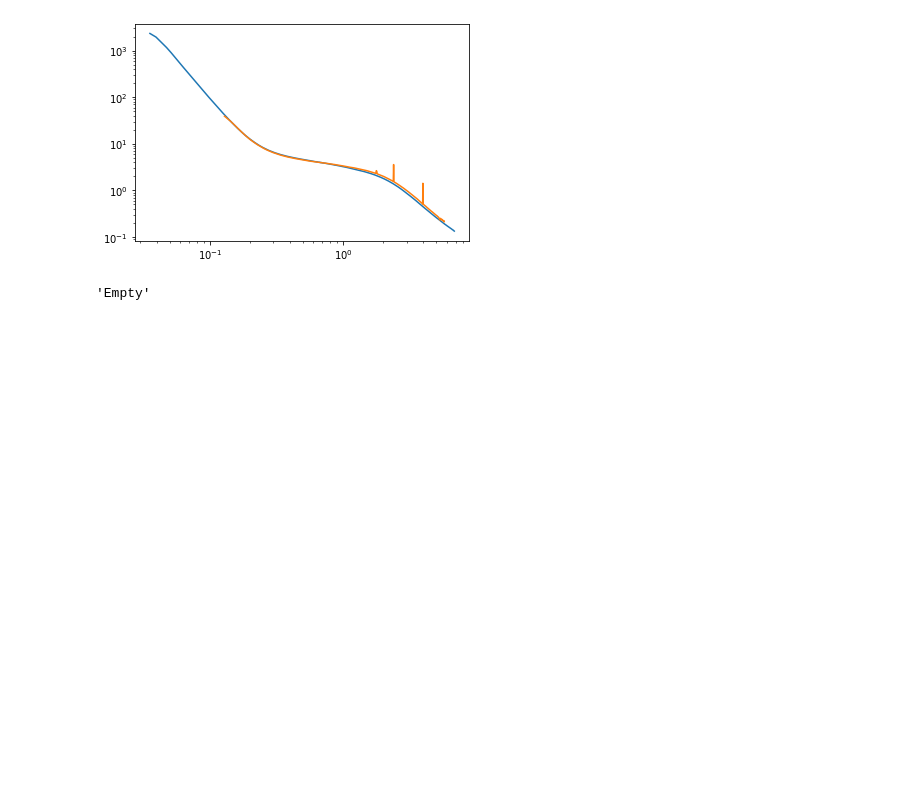
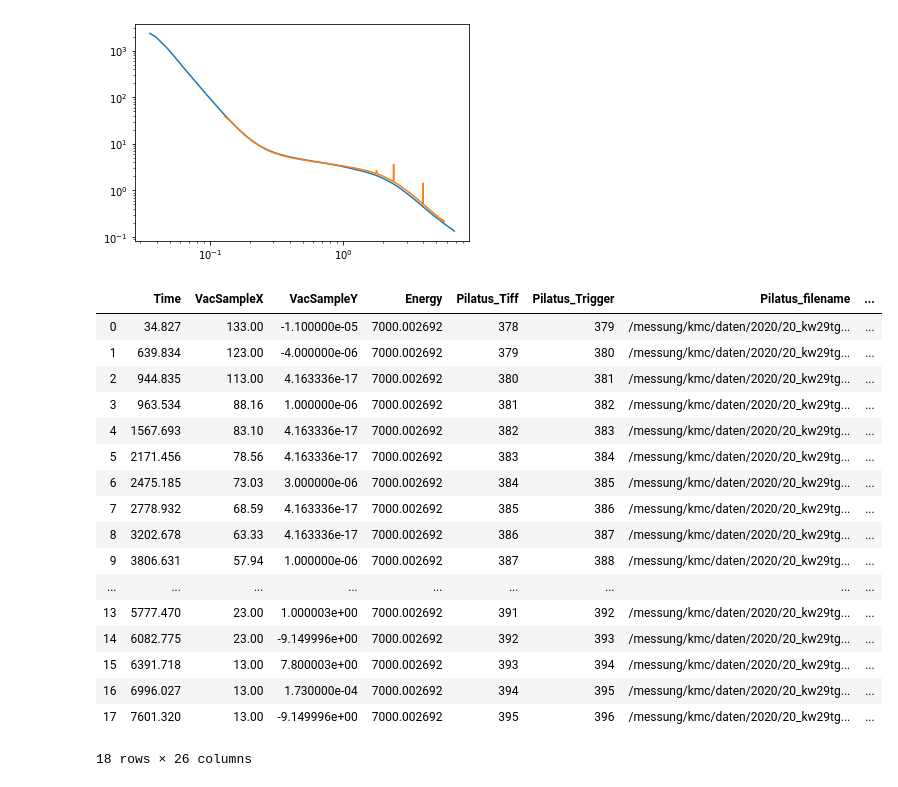
Before and after one commit to EikeGericke/pyASAXS, a Jupyter notebook: ASAXS_DataReduction.ipynb, the cells around one changed output. Drawn from its saved outputs; the diff is of its cells as text; code cells hidden in the pictures; blank space fills up the shorter version.

```diff
--- a/ASAXS_DataReduction.ipynb
+++ b/ASAXS_DataReduction.ipynb
@@ -414,7 +444,24 @@ ax.loglog()
 # %% [output]
 []
 [figure]
-# %%
-name
-# %% [output]
-'Empty'
+# %%
+metaFrame
+# %% [output]
+|  | Time | VacSampleX | VacSampleY | Energy | Pilatus_Tiff | Pilatus_Trigger | Pilatus_filename | ... |
+| 0 | 34.827 | 133.00 | -1.100000e-05 | 7000.002692 | 378 | 379 | /messung/kmc/daten/2020/20_kw29tg... | ... |
+| 1 | 639.834 | 123.00 | -4.000000e-06 | 7000.002692 | 379 | 380 | /messung/kmc/daten/2020/20_kw29tg... | ... |
+| 2 | 944.835 | 113.00 | 4.163336e-17 | 7000.002692 | 380 | 381 | /messung/kmc/daten/2020/20_kw29tg... | ... |
+| 3 | 963.534 | 88.16 | 1.000000e-06 | 7000.002692 | 381 | 382 | /messung/kmc/daten/2020/20_kw29tg... | ... |
+| 4 | 1567.693 | 83.10 | 4.163336e-17 | 7000.002692 | 382 | 383 | /messung/kmc/daten/2020/20_kw29tg... | ... |
+| 5 | 2171.456 | 78.56 | 4.163336e-17 | 7000.002692 | 383 | 384 | /messung/kmc/daten/2020/20_kw29tg... | ... |
+| 6 | 2475.185 | 73.03 | 3.000000e-06 | 7000.002692 | 384 | 385 | /messung/kmc/daten/2020/20_kw29tg... | ... |
+| 7 | 2778.932 | 68.59 | 4.163336e-17 | 7000.002692 | 385 | 386 | /messung/kmc/daten/2020/20_kw29tg... | ... |
+| 8 | 3202.678 | 63.33 | 4.163336e-17 | 7000.002692 | 386 | 387 | /messung/kmc/daten/2020/20_kw29tg... | ... |
+| 9 | 3806.631 | 57.94 | 1.000000e-06 | 7000.002692 | 387 | 388 | /messung/kmc/daten/2020/20_kw29tg... | ... |
+| ... | ... | ... | ... | ... | ... | ... | ... | ... |
+| 13 | 5777.470 | 23.00 | 1.000003e+00 | 7000.002692 | 391 | 392 | /messung/kmc/daten/2020/20_kw29tg... | ... |
+| 14 | 6082.775 | 23.00 | -9.149996e+00 | 7000.002692 | 392 | 393 | /messung/kmc/daten/2020/20_kw29tg... | ... |
+| 15 | 6391.718 | 13.00 | 7.800003e+00 | 7000.002692 | 393 | 394 | /messung/kmc/daten/2020/20_kw29tg... | ... |
+| 16 | 6996.027 | 13.00 | 1.730000e-04 | 7000.002692 | 394 | 395 | /messung/kmc/daten/2020/20_kw29tg... | ... |
+| 17 | 7601.320 | 13.00 | -9.149996e+00 | 7000.002692 | 395 | 396 | /messung/kmc/daten/2020/20_kw29tg... | ... |
+18 rows × 26 columns
```
Also changed, not shown: parts of 2 cells of this notebook, 22 other files.
